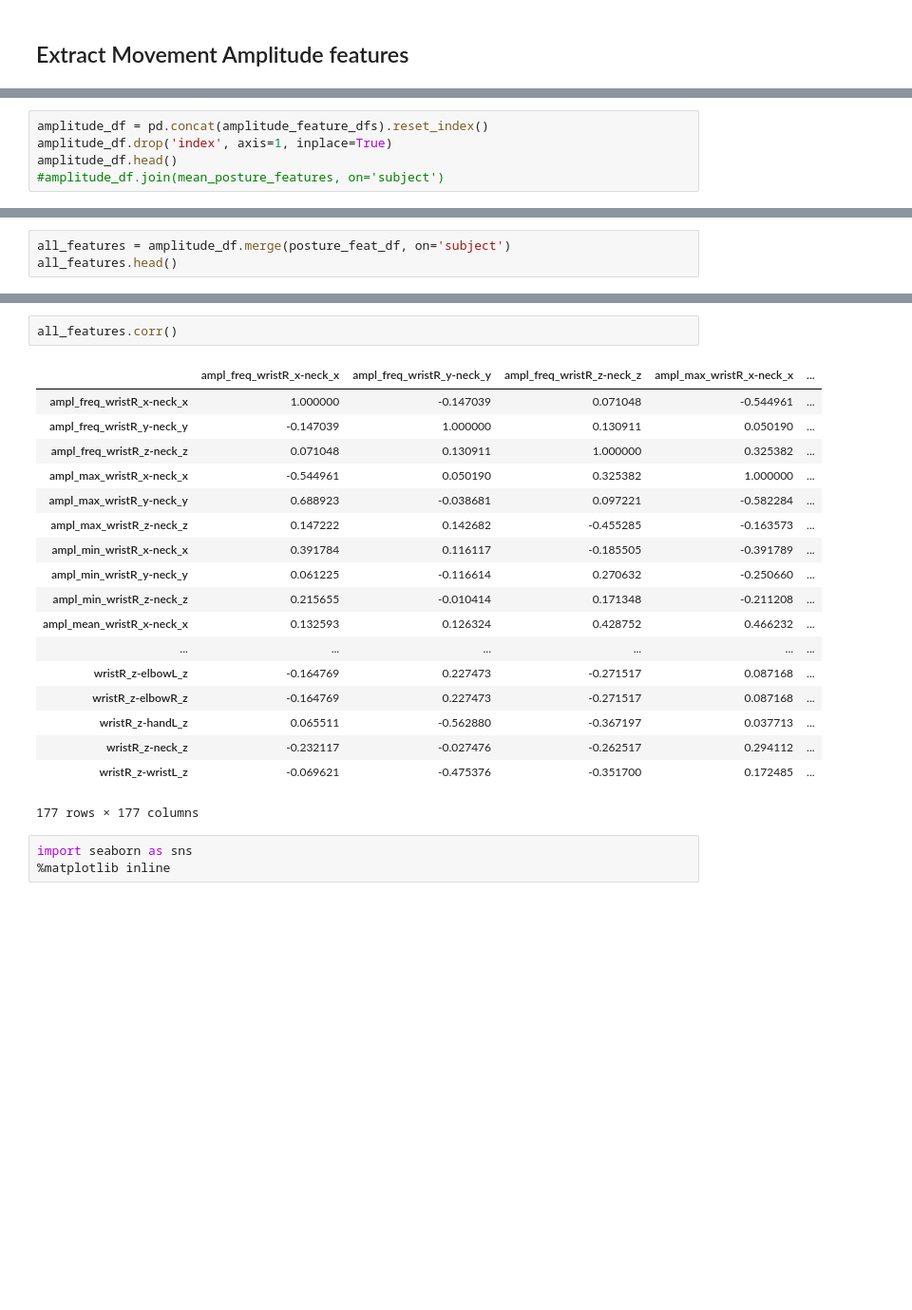
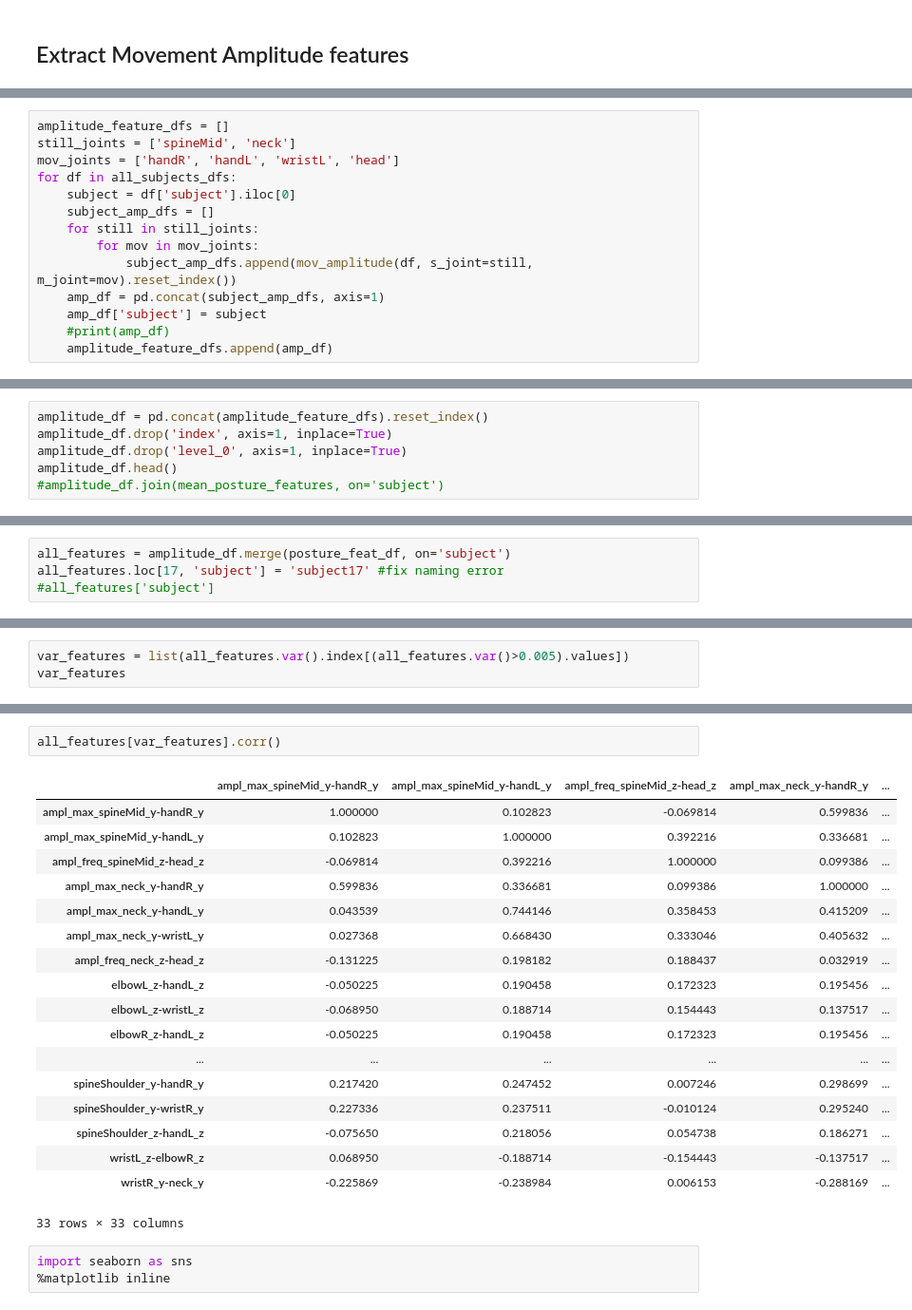
Before and after one commit to stallmo/mrp_5, a Jupyter notebook: notebooks/FeatureExploration.ipynb, the cells around one changed output, grey strips where cells are left out. Shown: that part at 95% size. Cells and saved outputs as stored; diff of their text form; blank space fills up the shorter version.

```diff
--- a/notebooks/FeatureExploration.ipynb
+++ b/notebooks/FeatureExploration.ipynb
@@ -227,0 +256,14 @@ for df in all_subjects_dfs:
+# %%
+amplitude_feature_dfs = []
+still_joints = ['spineMid', 'neck']
+mov_joints = ['handR', 'handL', 'wristL', 'head']
+for df in all_subjects_dfs:
+    subject = df['subject'].iloc[0]
+    subject_amp_dfs = []
+    for still in still_joints:
+        for mov in mov_joints:
+            subject_amp_dfs.append(mov_amplitude(df, s_joint=still, m_joint=mov).reset_index())
+    amp_df = pd.concat(subject_amp_dfs, axis=1)
+    amp_df['subject'] = subject
+    #print(amp_df)
+    amplitude_feature_dfs.append(amp_df)
@@ -228,6 +275,7 @@ for df in all_subjects_dfs:
 # %%
 amplitude_df = pd.concat(amplitude_feature_dfs).reset_index()
 amplitude_df.drop('index', axis=1, inplace=True)
+amplitude_df.drop('level_0', axis=1, inplace=True)
 amplitude_df.head()
 #amplitude_df.join(mean_posture_features, on='subject')
 # %% [output]
@@ -240,3 +289,4 @@ amplitude_df.head()
 # %%
 all_features = amplitude_df.merge(posture_feat_df, on='subject')
-all_features.head()
+all_features.loc[17, 'subject'] = 'subject17' #fix naming error
+#all_features['subject']
@@ -250,0 +293,3 @@ all_features.head()
+# %%
+var_features = list(all_features.var().index[(all_features.var()>0.005).values])
+var_features
@@ -251,24 +314,24 @@ all_features.head()
 # %%
-all_features.corr()
+all_features[var_features].corr()
 # %% [output]
-|  | ampl_freq_wristR_x-neck_x | ampl_freq_wristR_y-neck_y | ampl_freq_wristR_z-neck_z | ampl_max_wristR_x-neck_x | ... |
-| ampl_freq_wristR_x-neck_x | 1.000000 | -0.147039 | 0.071048 | -0.544961 | ... |
-| ampl_freq_wristR_y-neck_y | -0.147039 | 1.000000 | 0.130911 | 0.050190 | ... |
-| ampl_freq_wristR_z-neck_z | 0.071048 | 0.130911 | 1.000000 | 0.325382 | ... |
-| ampl_max_wristR_x-neck_x | -0.544961 | 0.050190 | 0.325382 | 1.000000 | ... |
-| ampl_max_wristR_y-neck_y | 0.688923 | -0.038681 | 0.097221 | -0.582284 | ... |
-| ampl_max_wristR_z-neck_z | 0.147222 | 0.142682 | -0.455285 | -0.163573 | ... |
-| ampl_min_wristR_x-neck_x | 0.391784 | 0.116117 | -0.185505 | -0.391789 | ... |
-| ampl_min_wristR_y-neck_y | 0.061225 | -0.116614 | 0.270632 | -0.250660 | ... |
-| ampl_min_wristR_z-neck_z | 0.215655 | -0.010414 | 0.171348 | -0.211208 | ... |
-| ampl_mean_wristR_x-neck_x | 0.132593 | 0.126324 | 0.428752 | 0.466232 | ... |
+|  | ampl_max_spineMid_y-handR_y | ampl_max_spineMid_y-handL_y | ampl_freq_spineMid_z-head_z | ampl_max_neck_y-handR_y | ... |
+| ampl_max_spineMid_y-handR_y | 1.000000 | 0.102823 | -0.069814 | 0.599836 | ... |
+| ampl_max_spineMid_y-handL_y | 0.102823 | 1.000000 | 0.392216 | 0.336681 | ... |
+| ampl_freq_spineMid_z-head_z | -0.069814 | 0.392216 | 1.000000 | 0.099386 | ... |
+| ampl_max_neck_y-handR_y | 0.599836 | 0.336681 | 0.099386 | 1.000000 | ... |
+| ampl_max_neck_y-handL_y | 0.043539 | 0.744146 | 0.358453 | 0.415209 | ... |
+| ampl_max_neck_y-wristL_y | 0.027368 | 0.668430 | 0.333046 | 0.405632 | ... |
+| ampl_freq_neck_z-head_z | -0.131225 | 0.198182 | 0.188437 | 0.032919 | ... |
+| elbowL_z-handL_z | -0.050225 | 0.190458 | 0.172323 | 0.195456 | ... |
+| elbowL_z-wristL_z | -0.068950 | 0.188714 | 0.154443 | 0.137517 | ... |
+| elbowR_z-handL_z | -0.050225 | 0.190458 | 0.172323 | 0.195456 | ... |
 | ... | ... | ... | ... | ... | ... |
-| wristR_z-elbowL_z | -0.164769 | 0.227473 | -0.271517 | 0.087168 | ... |
-| wristR_z-elbowR_z | -0.164769 | 0.227473 | -0.271517 | 0.087168 | ... |
-| wristR_z-handL_z | 0.065511 | -0.562880 | -0.367197 | 0.037713 | ... |
-| wristR_z-neck_z | -0.232117 | -0.027476 | -0.262517 | 0.294112 | ... |
-| wristR_z-wristL_z | -0.069621 | -0.475376 | -0.351700 | 0.172485 | ... |
+| spineShoulder_y-handR_y | 0.217420 | 0.247452 | 0.007246 | 0.298699 | ... |
+| spineShoulder_y-wristR_y | 0.227336 | 0.237511 | -0.010124 | 0.295240 | ... |
+| spineShoulder_z-handL_z | -0.075650 | 0.218056 | 0.054738 | 0.186271 | ... |
+| wristL_z-elbowR_z | 0.068950 | -0.188714 | -0.154443 | -0.137517 | ... |
+| wristR_y-neck_y | -0.225869 | -0.238984 | 0.006153 | -0.288169 | ... |
-177 rows × 177 columns
+33 rows × 33 columns
 # %%
 import seaborn as sns
 %matplotlib inline
```
Also changed, not shown: parts of 35 cells of this notebook, 2 other files.
